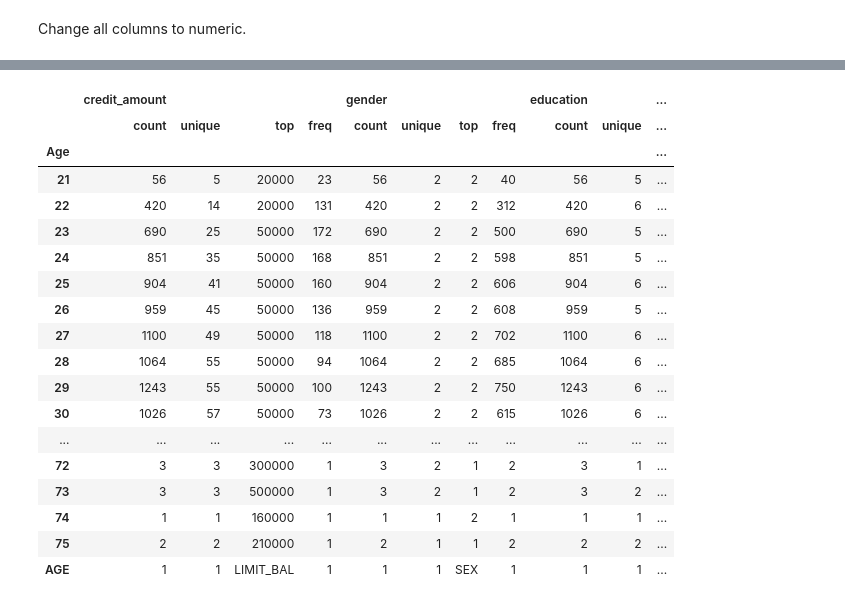
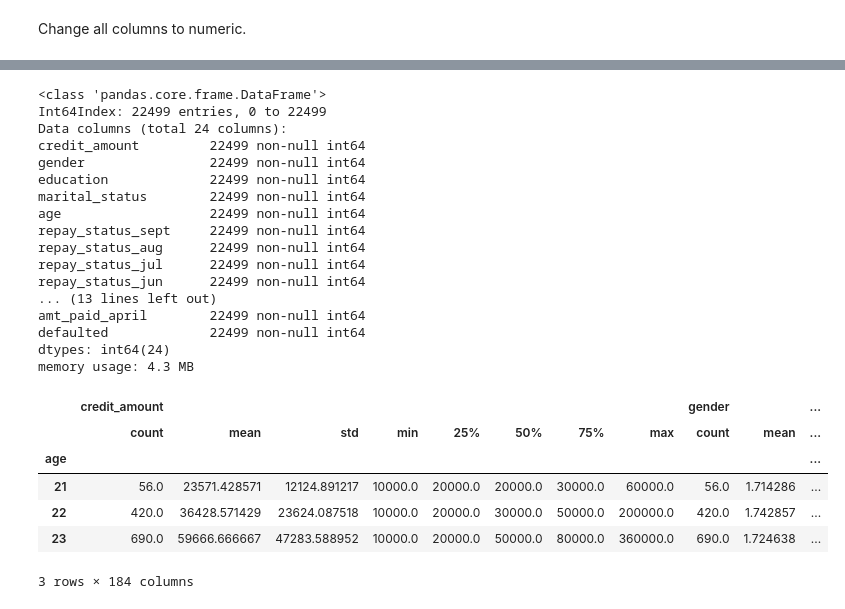
Before and after one commit to brenfrrs/NT_credit_default_classification, a Jupyter notebook: credit_classification_training.ipynb, the cells around one changed output, grey strips where cells are left out. Saved outputs shown, nothing was run; the diff lists cells and outputs as text; code cells hidden in the pictures.

```diff
--- a/credit_classification_training.ipynb
+++ b/credit_classification_training.ipynb
@@ -122,24 +125,36 @@ training_data.iloc[[18381]]
 | 18381 | LIMIT_BAL | SEX | EDUCATION | MARRIAGE | AGE | PAY_0 | PAY_2 | ... |
+# %%
+# remove the name column
+training_data = training_data[training_data.index != 18381]
+# cast the remaining columns to int
+training_data = training_data.astype(int)
+training_data.info()
+# %% [output]
+<class 'pandas.core.frame.DataFrame'>
+Int64Index: 22499 entries, 0 to 22499
+Data columns (total 24 columns):
+credit_amount         22499 non-null int64
+gender                22499 non-null int64
+education             22499 non-null int64
+marital_status        22499 non-null int64
+age                   22499 non-null int64
+repay_status_sept     22499 non-null int64
+repay_status_aug      22499 non-null int64
+repay_status_jul      22499 non-null int64
+repay_status_jun      22499 non-null int64
+... (13 lines left out)
+amt_paid_april        22499 non-null int64
+defaulted             22499 non-null int64
+dtypes: int64(24)
+memory usage: 4.3 MB
 # %%
-age_breakdown = training_data.groupby('Age').describe()
-age_breakdown
+age_breakdown = training_data.groupby('age').describe()
+age_breakdown.head(3)
 # %% [output]
-|  | credit_amount |  |  |  | gender |  |  |  | education |  | ... |
-|  | count | unique | top | freq | count | unique | top | freq | count | unique | ... |
-| Age |  |  |  |  |  |  |  |  |  |  | ... |
-| 21 | 56 | 5 | 20000 | 23 | 56 | 2 | 2 | 40 | 56 | 5 | ... |
-| 22 | 420 | 14 | 20000 | 131 | 420 | 2 | 2 | 312 | 420 | 6 | ... |
-| 23 | 690 | 25 | 50000 | 172 | 690 | 2 | 2 | 500 | 690 | 5 | ... |
-| 24 | 851 | 35 | 50000 | 168 | 851 | 2 | 2 | 598 | 851 | 5 | ... |
-| 25 | 904 | 41 | 50000 | 160 | 904 | 2 | 2 | 606 | 904 | 6 | ... |
-| 26 | 959 | 45 | 50000 | 136 | 959 | 2 | 2 | 608 | 959 | 5 | ... |
-| 27 | 1100 | 49 | 50000 | 118 | 1100 | 2 | 2 | 702 | 1100 | 6 | ... |
-| 28 | 1064 | 55 | 50000 | 94 | 1064 | 2 | 2 | 685 | 1064 | 6 | ... |
-| 29 | 1243 | 55 | 50000 | 100 | 1243 | 2 | 2 | 750 | 1243 | 6 | ... |
-| 30 | 1026 | 57 | 50000 | 73 | 1026 | 2 | 2 | 615 | 1026 | 6 | ... |
-| ... | ... | ... | ... | ... | ... | ... | ... | ... | ... | ... | ... |
-| 72 | 3 | 3 | 300000 | 1 | 3 | 2 | 1 | 2 | 3 | 1 | ... |
-| 73 | 3 | 3 | 500000 | 1 | 3 | 2 | 1 | 2 | 3 | 2 | ... |
-| 74 | 1 | 1 | 160000 | 1 | 1 | 1 | 2 | 1 | 1 | 1 | ... |
-| 75 | 2 | 2 | 210000 | 1 | 2 | 1 | 1 | 2 | 2 | 2 | ... |
-| AGE | 1 | 1 | LIMIT_BAL | 1 | 1 | 1 | SEX | 1 | 1 | 1 | ... |
+|  | credit_amount |  |  |  |  |  |  |  | gender |  | ... |
+|  | count | mean | std | min | 25% | 50% | 75% | max | count | mean | ... |
+| age |  |  |  |  |  |  |  |  |  |  | ... |
+| 21 | 56.0 | 23571.428571 | 12124.891217 | 10000.0 | 20000.0 | 20000.0 | 30000.0 | 60000.0 | 56.0 | 1.714286 | ... |
+| 22 | 420.0 | 36428.571429 | 23624.087518 | 10000.0 | 20000.0 | 30000.0 | 50000.0 | 200000.0 | 420.0 | 1.742857 | ... |
+| 23 | 690.0 | 59666.666667 | 47283.588952 | 10000.0 | 20000.0 | 50000.0 | 80000.0 | 360000.0 | 690.0 | 1.724638 | ... |
+3 rows × 184 columns
```
Also changed, not shown: parts of 19 cells of this notebook.
